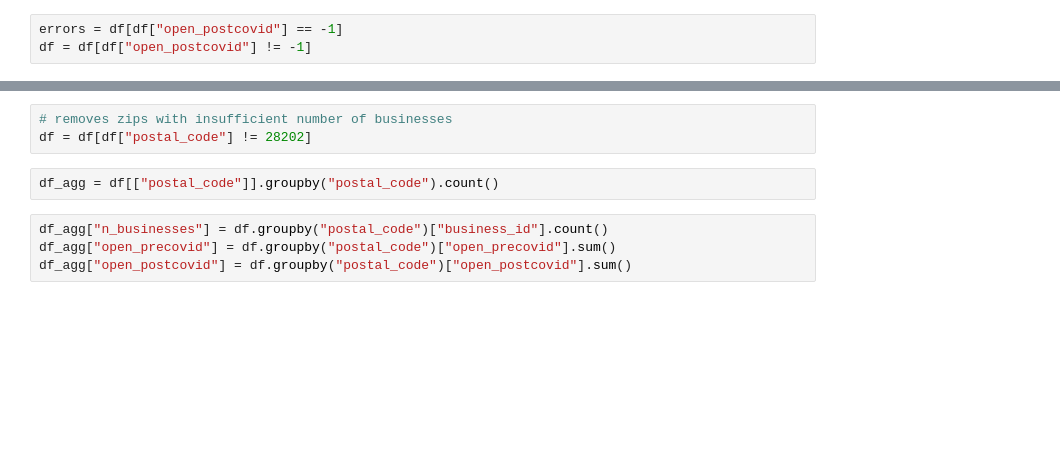
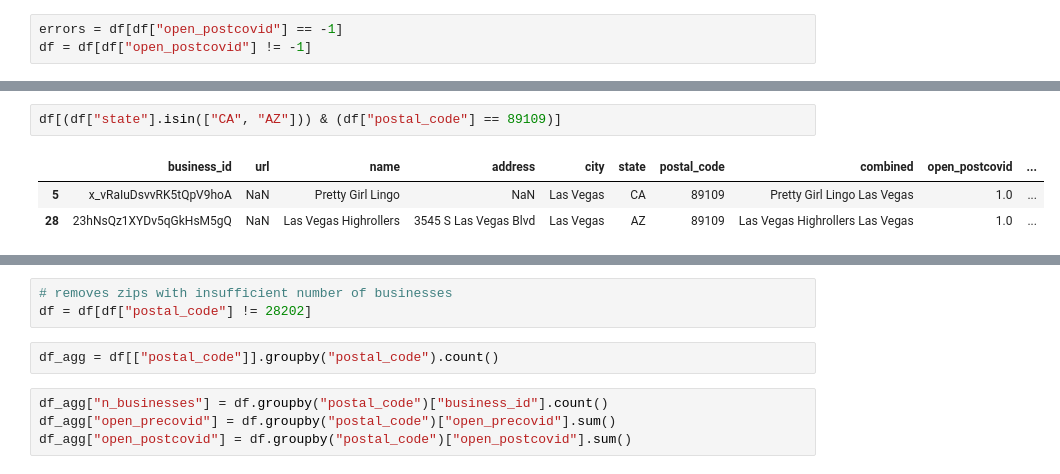
Before and after one commit to ppp-ds4a/ppp_cleaning_eda, a Jupyter notebook: notebooks/webscrape_merge.ipynb, the cells around one changed output, grey strips where cells are left out. Saved outputs shown, nothing was run; the diff lists cells and outputs as text; blank space fills up the shorter version.

```diff
--- a/notebooks/webscrape_merge.ipynb
+++ b/notebooks/webscrape_merge.ipynb
@@ -87,3 +108,9 @@ df.groupby(["state", "postal_code"]).count()
+# %%
+df[(df["state"].isin(["CA", "AZ"])) & (df["postal_code"] == 89109)]
+# %% [output]
+|  | business_id | url | name | address | city | state | postal_code | combined | open_postcovid | ... |
+| 5 | x_vRaIuDsvvRK5tQpV9hoA | NaN | Pretty Girl Lingo | NaN | Las Vegas | CA | 89109 | Pretty Girl Lingo Las Vegas | 1.0 | ... |
+| 28 | 23hNsQz1XYDv5qGkHsM5gQ | NaN | Las Vegas Highrollers | 3545 S Las Vegas Blvd | Las Vegas | AZ | 89109 | Las Vegas Highrollers Las Vegas | 1.0 | ... |
 # %%
 len(df["postal_code"].unique())
 # %% [output]
```
Also changed, not shown: parts of 10 cells of this notebook, 2 other files.
